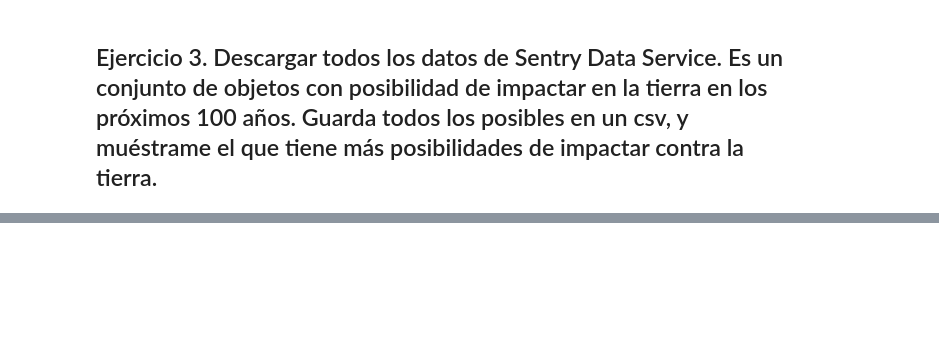
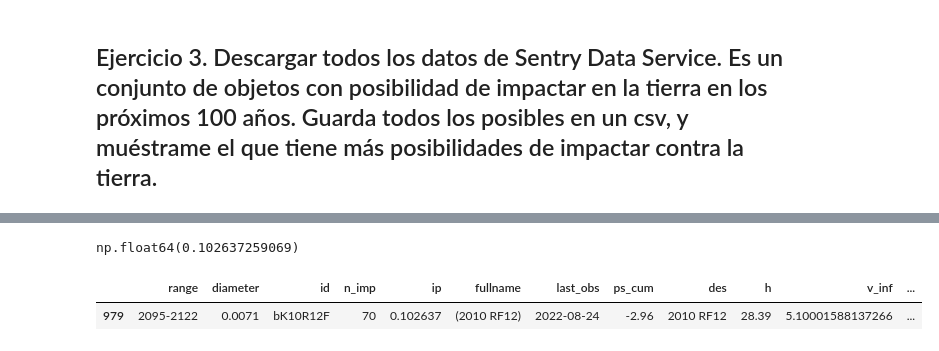
Before and after one commit to diego-dng/1026_DS_VITORIA-GASTEIZ, a Jupyter notebook: 2-Data_analysis/3-Sources/Web/Práctica/nasa.ipynb, the cells around one changed output, grey strips where cells are left out. Drawn from its saved outputs; the diff is of its cells as text; code cells hidden in the pictures; blank space fills up the shorter version.

```diff
--- a/2-Data_analysis/3-Sources/Web/Práctica/nasa.ipynb
+++ b/2-Data_analysis/3-Sources/Web/Práctica/nasa.ipynb
@@ -22,0 +246,2 @@ params = {
+# %%
+df["ip"] = df["ip"].astype(float)
@@ -22,0 +268,9 @@ params = {
+# %%
+df["ip"].max()
+# %% [output]
+np.float64(0.102637259069)
+# %%
+df[df["ip"] == df["ip"].max()]
+# %% [output]
+|  | range | diameter | id | n_imp | ip | fullname | last_obs | ps_cum | des | h | v_inf | ... |
+| 979 | 2095-2122 | 0.0071 | bK10R12F | 70 | 0.102637 | (2010 RF12) | 2022-08-24 | -2.96 | 2010 RF12 | 28.39 | 5.10001588137266 | ... |
```
Also changed, not shown: parts of 24 cells of this notebook, 3 other files.
